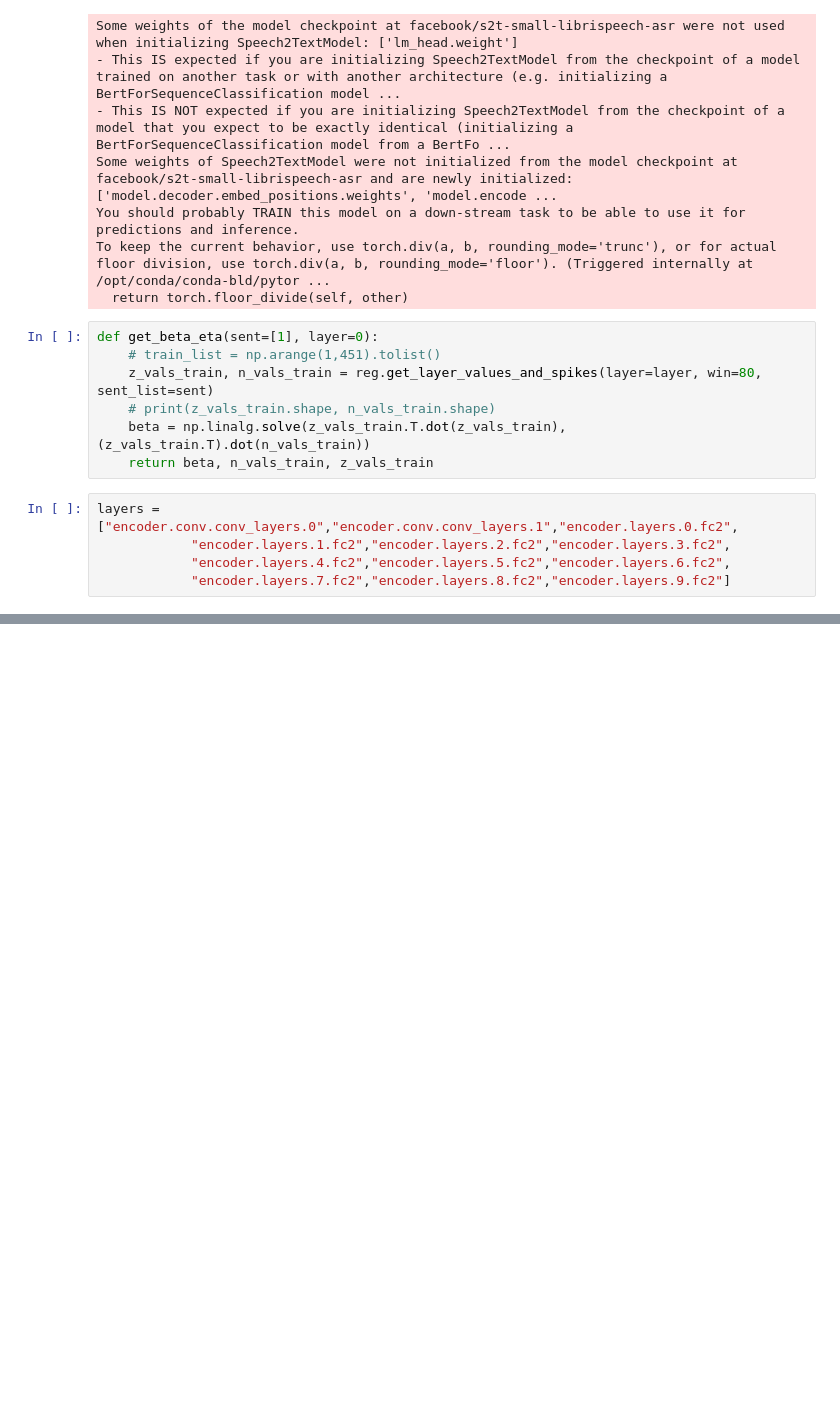
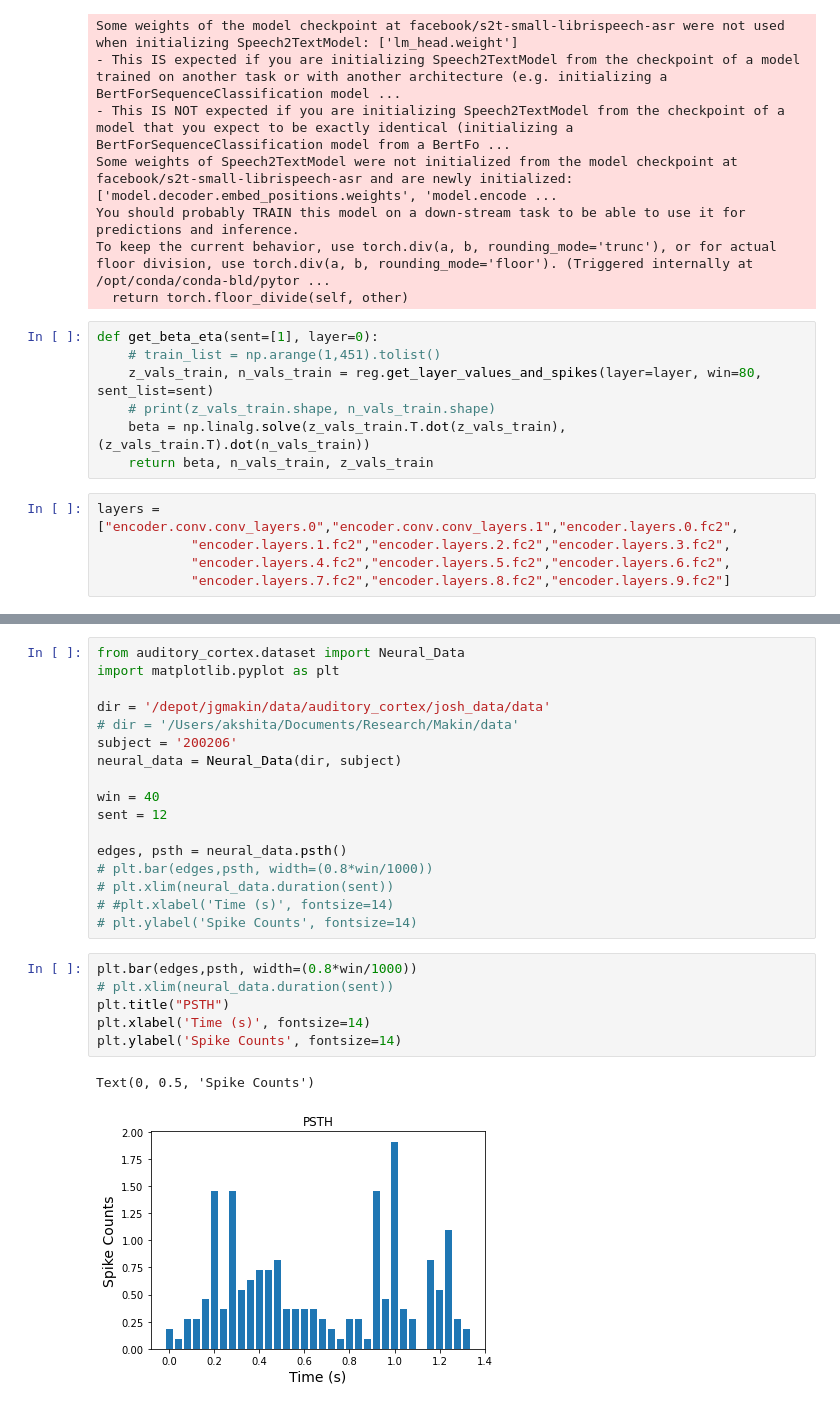
Before and after one commit to bilalhsp/Auditory_Cortex, a Jupyter notebook: notebooks/gradient.ipynb, the cells around one changed output, grey strips where cells are left out. Drawn from its saved outputs; the diff is of its cells as text; blank space fills up the shorter version.

```diff
--- a/notebooks/gradient.ipynb
+++ b/notebooks/gradient.ipynb
@@ -138,0 +185,26 @@ plt.title("ISTFT")
+# %%
+from auditory_cortex.dataset import Neural_Data
+import matplotlib.pyplot as plt
+
+dir = '/depot/jgmakin/data/auditory_cortex/josh_data/data'
+# dir = '/Users/akshita/Documents/Research/Makin/data'
+subject = '200206'
+neural_data = Neural_Data(dir, subject)
+
+win = 40
+sent = 12
+
+edges, psth = neural_data.psth()
+# plt.bar(edges,psth, width=(0.8*win/1000))
+# plt.xlim(neural_data.duration(sent))
+# #plt.xlabel('Time (s)', fontsize=14)
+# plt.ylabel('Spike Counts', fontsize=14)
+# %%
+plt.bar(edges,psth, width=(0.8*win/1000))
+# plt.xlim(neural_data.duration(sent))
+plt.title("PSTH")
+plt.xlabel('Time (s)', fontsize=14)
+plt.ylabel('Spike Counts', fontsize=14)
+# %% [output]
+Text(0, 0.5, 'Spike Counts')
+[figure, added]
```
Also changed, not shown: parts of 11 cells of this notebook, 1 other file.
